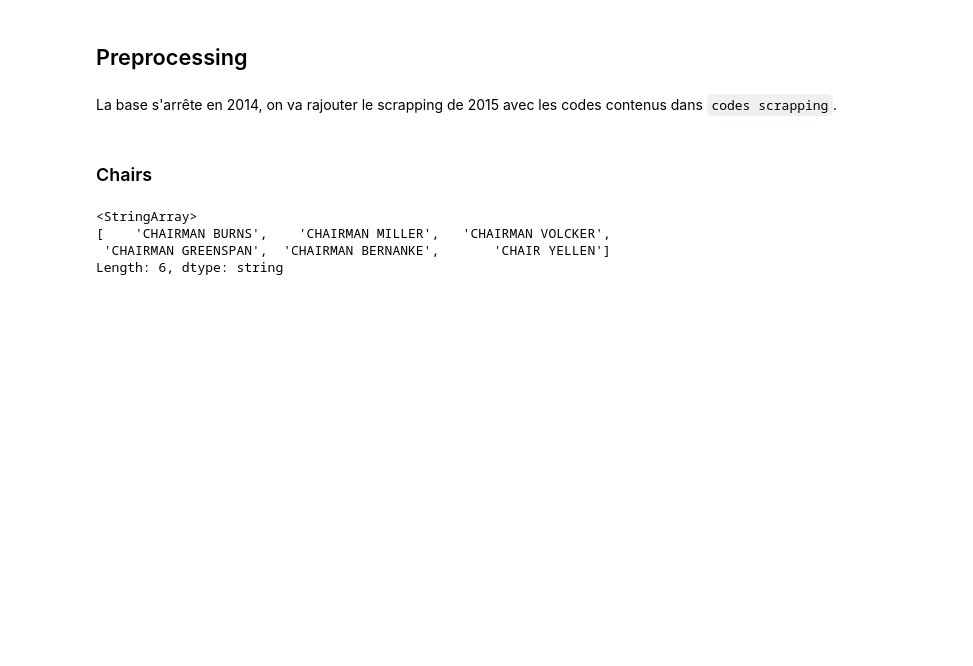
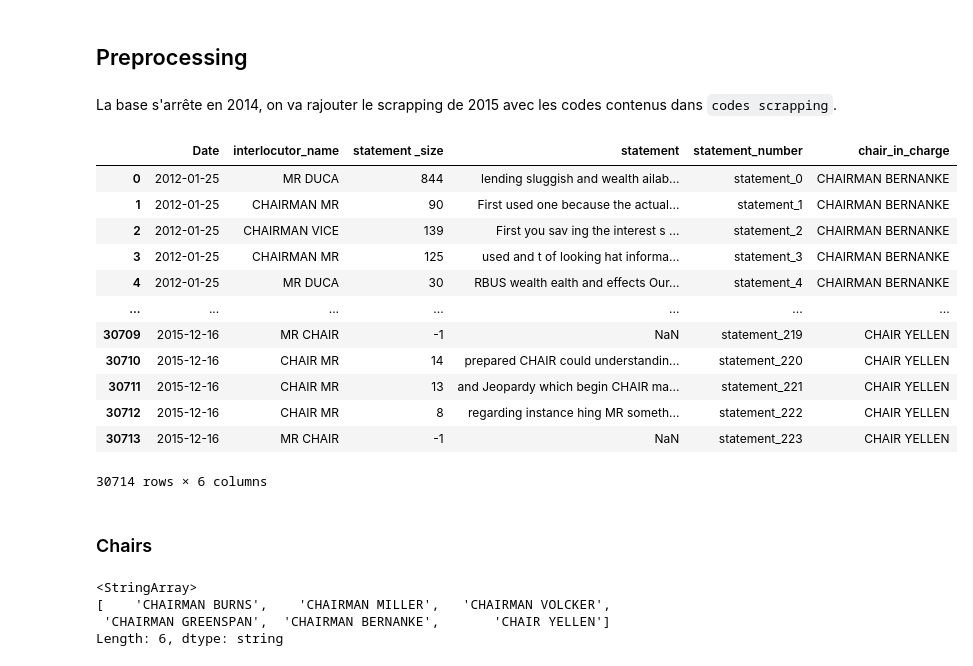
Before and after one commit to erialc-cal/NLP-FOMC, a Jupyter notebook: Scrapping_Explo.ipynb, the cells around one changed output. Drawn from its saved outputs; the diff is of its cells as text; code cells hidden in the pictures; blank space fills up the shorter version.

```diff
--- a/Scrapping_Explo.ipynb
+++ b/Scrapping_Explo.ipynb
@@ -54,6 +54,24 @@ La base s'arrête en 2014, on va rajouter le scrapping de 2015 avec les codes co
 # %%
 # add 2015 update
 df.Date = df.Date.astype('datetime64')
+# %%
+df2 = pd.read_csv("/Users/h2jw/Documents/GitHub/NLP-FOMC/RA_project/Code_for_scrapping/df_statement_real.csv", low_memory=True)
+# %%
+df2
+# %% [output]
+|  | Date | interlocutor_name | statement _size | statement | statement_number | chair_in_charge |
+| 0 | 2012-01-25 | MR DUCA | 844 | lending sluggish and wealth ailab... | statement_0 | CHAIRMAN BERNANKE |
+| 1 | 2012-01-25 | CHAIRMAN MR | 90 | First used one because the actual... | statement_1 | CHAIRMAN BERNANKE |
+| 2 | 2012-01-25 | CHAIRMAN VICE | 139 | First you sav ing the interest s ... | statement_2 | CHAIRMAN BERNANKE |
+| 3 | 2012-01-25 | CHAIRMAN MR | 125 | used and t of looking hat informa... | statement_3 | CHAIRMAN BERNANKE |
+| 4 | 2012-01-25 | MR DUCA | 30 | RBUS wealth ealth and effects Our... | statement_4 | CHAIRMAN BERNANKE |
+| ... | ... | ... | ... | ... | ... | ... |
+| 30709 | 2015-12-16 | MR CHAIR | -1 | NaN | statement_219 | CHAIR YELLEN |
+| 30710 | 2015-12-16 | CHAIR MR | 14 | prepared CHAIR could understandin... | statement_220 | CHAIR YELLEN |
+| 30711 | 2015-12-16 | CHAIR MR | 13 | and Jeopardy which begin CHAIR ma... | statement_221 | CHAIR YELLEN |
+| 30712 | 2015-12-16 | CHAIR MR | 8 | regarding instance hing MR someth... | statement_222 | CHAIR YELLEN |
+| 30713 | 2015-12-16 | MR CHAIR | -1 | NaN | statement_223 | CHAIR YELLEN |
+30714 rows × 6 columns
 # %% [markdown]
 ### Chairs
 # %%
```
Also changed, not shown: parts of 1 cell of this notebook, 1 other file.
